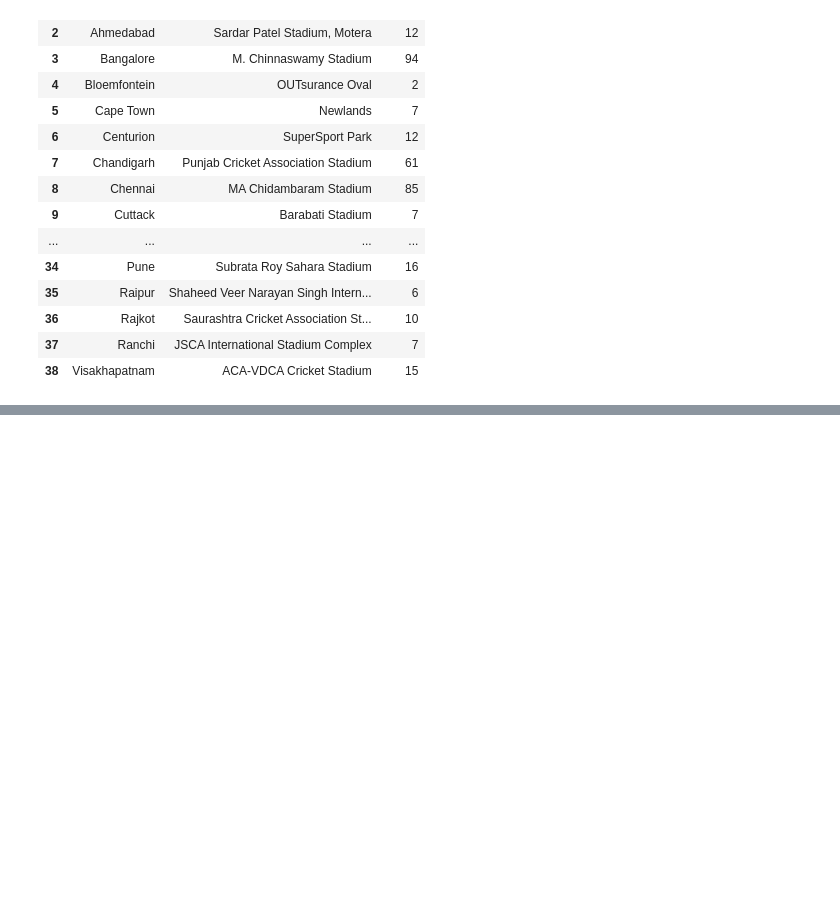
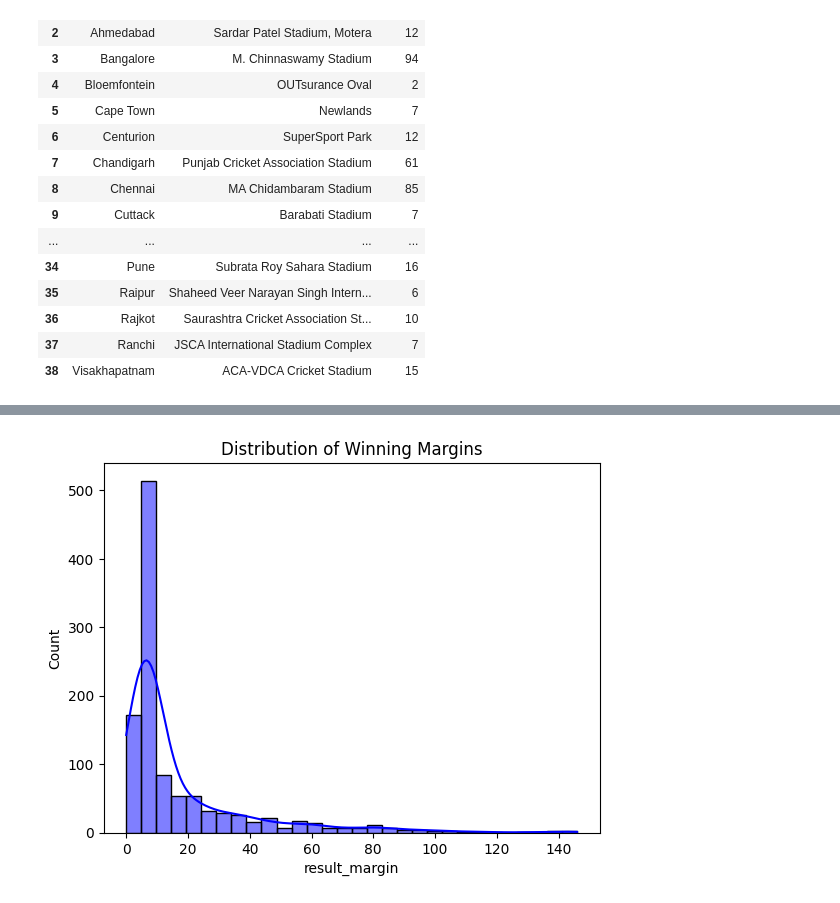
Before and after one commit to SOURAVSHEEL/ipl-prediction-project, a Jupyter notebook: notebooks/eda.ipynb, the cells around one changed output, grey strips where cells are left out. Saved outputs shown, nothing was run; the diff lists cells and outputs as text; code cells hidden in the pictures; blank space fills up the shorter version.

```diff
--- a/notebooks/eda.ipynb
+++ b/notebooks/eda.ipynb
@@ -260,0 +326,6 @@ memory usage: 119.8+ KB
+# %%
+sns.histplot(matches["result_margin"], bins=30, kde=True, color="blue")
+plt.title("Distribution of Winning Margins")
+plt.show()
+# %% [output]
+[figure, added]
```
Also changed, not shown: parts of 17 cells of this notebook.
